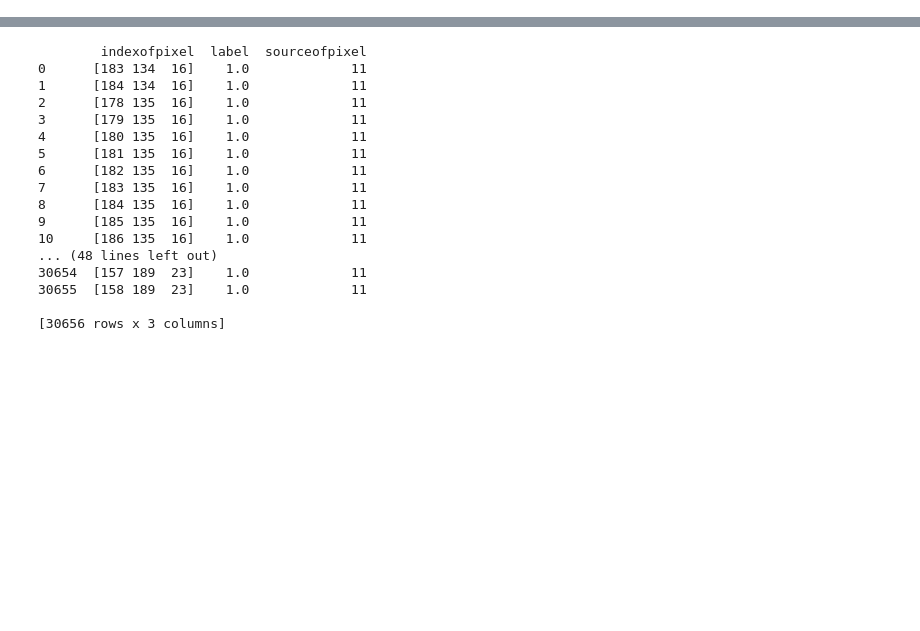
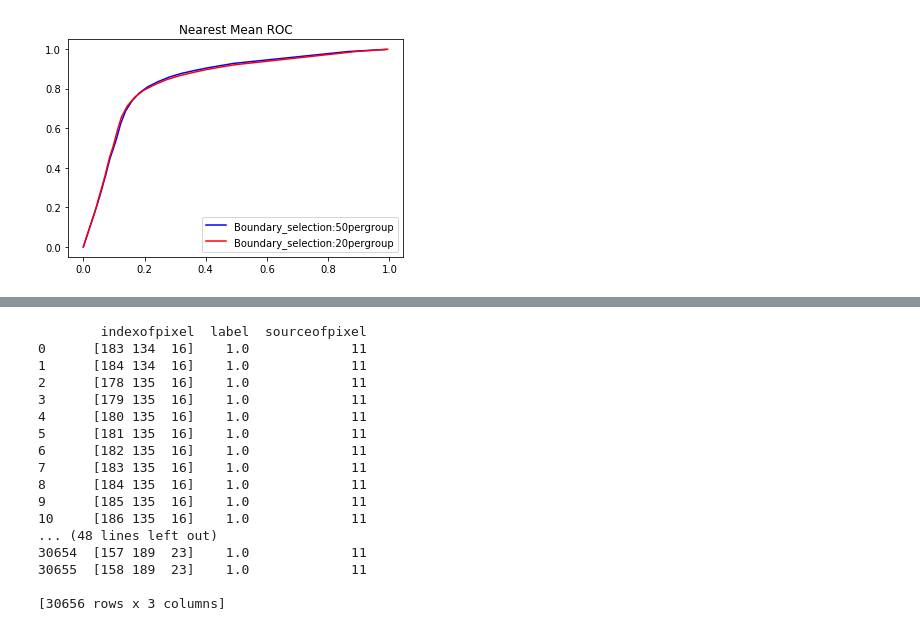
Before and after one commit to yushinliu/lab, a Jupyter notebook: task_1_version_1/NN.ipynb, the cells around one changed output, grey strips where cells are left out. Cells and saved outputs as stored; diff of their text form; code cells hidden in the pictures; blank space fills up the shorter version.

```diff
--- a/task_1_version_1/NN.ipynb
+++ b/task_1_version_1/NN.ipynb
@@ -227,0 +288,2 @@ BER:0.2031624367360943
+# %%
+tpr_list_20pergroup,fpr_list_20pergroup,BER_list_20pergroup, f1_score_list_20pergroup,alpha_list = parameter_adjust (dis_1,dis_2)
@@ -227,0 +331,9 @@ BER:0.2031624367360943
+# %%
+plt.title("Nearest Mean ROC")
+plt.plot(fpr_list_50pergroup,tpr_list_50pergroup,"b-",label='Boundary_selection:50pergroup')
+plt.plot(fpr_list_20pergroup,tpr_list_20pergroup,"r-",label='Boundary_selection:20pergroup')
+#plt.plot(fpr_list_CNN,tpr_list_CNN,"y-",label='CNN')
+plt.legend()
+plt.show()
+# %% [output]
+[figure, added]
```
Also changed, not shown: parts of 32 cells of this notebook, 6 other files.
